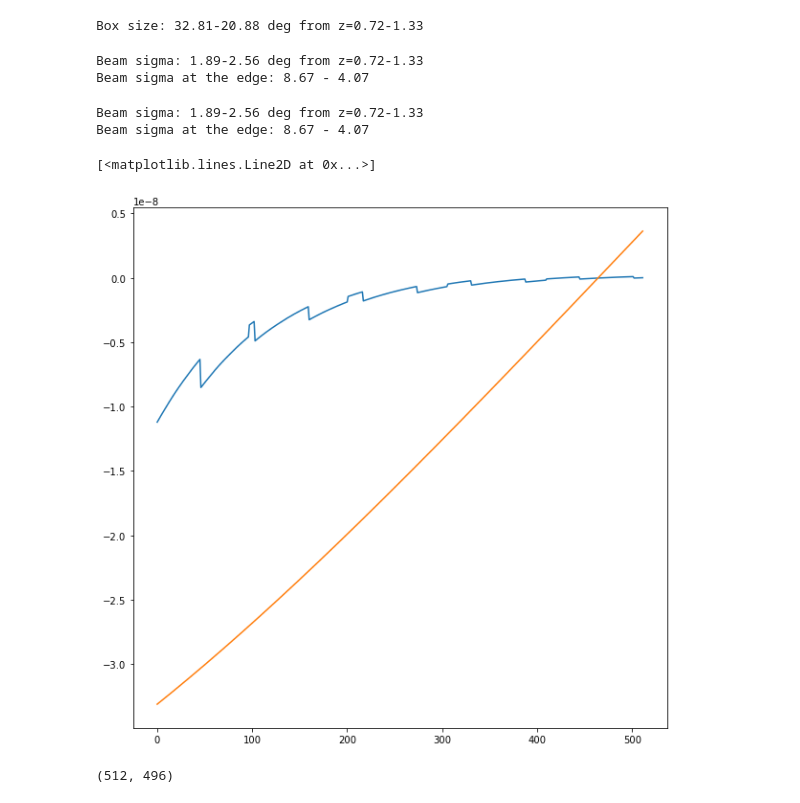
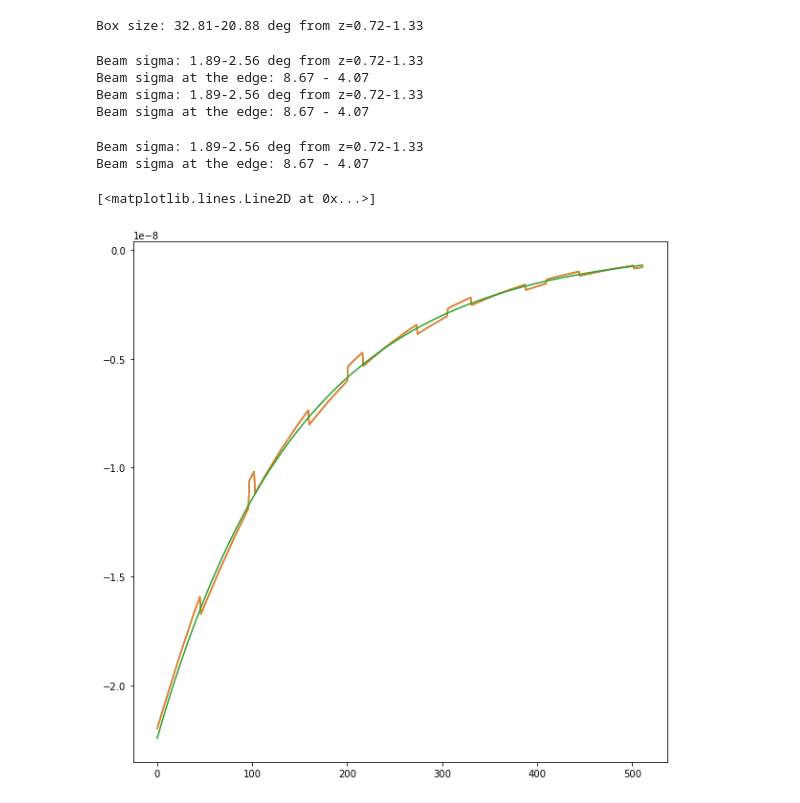
Before and after one commit to radiohep/imcurio, a Jupyter notebook: notebooks/point_source_vis.ipynb, the cells around one changed output. Saved outputs shown, nothing was run; the diff lists cells and outputs as text; code cells hidden in the pictures.

```diff
--- a/notebooks/point_source_vis.ipynb
+++ b/notebooks/point_source_vis.ipynb
@@ -30,10 +30,13 @@ Sc = imc.SourceCat(np.array([[theta,phi,1]]))
 # %%
 %autoreload
 T=imc.TelSim()
-visPS = T.get_visibilities(Bs, None, vopts={'interpolation':'lin'})
+visPS = T.get_visibilities(Bs, None, vopts={'interpolation':'lasz'})
+visPSlin = T.get_visibilities(Bs, None, vopts={'interpolation':'lin'})
 # %% [output]
 Beam sigma: 1.89-2.56 deg from z=0.72-1.33
 Beam sigma at the edge: 8.67 - 4.07
+Beam sigma: 1.89-2.56 deg from z=0.72-1.33
+Beam sigma at the edge: 8.67 - 4.07
 # %%
 %autoreload
 visDI = T.get_visibilities(B, Sc)
@@ -42,12 +45,9 @@ Beam sigma: 1.89-2.56 deg from z=0.72-1.33
 Beam sigma at the edge: 8.67 - 4.07
 # %%
 plt.figure(figsize=(10,10))
-plt.plot(np.real(visPS[:,100]))
-plt.plot(np.real(visDI[:,100]*1e-7))
+plt.plot(np.real(visPS[:,10]))
+plt.plot(np.real(visPSlin[:,10]))
+plt.plot(np.real(visDI[:,10]))
 # %% [output]
 [<matplotlib.lines.Line2D at 0x...>]
-[figure, old version]
+[figure, new version]
-# %%
-visPS.shape
-# %% [output]
-(512, 496)
```
Also changed, not shown: parts of 2 cells of this notebook.
